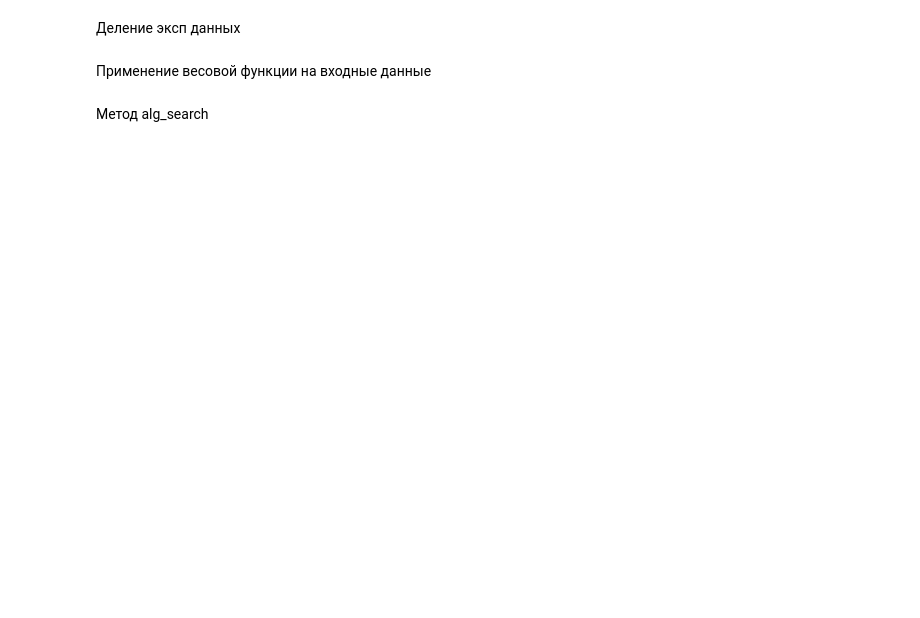
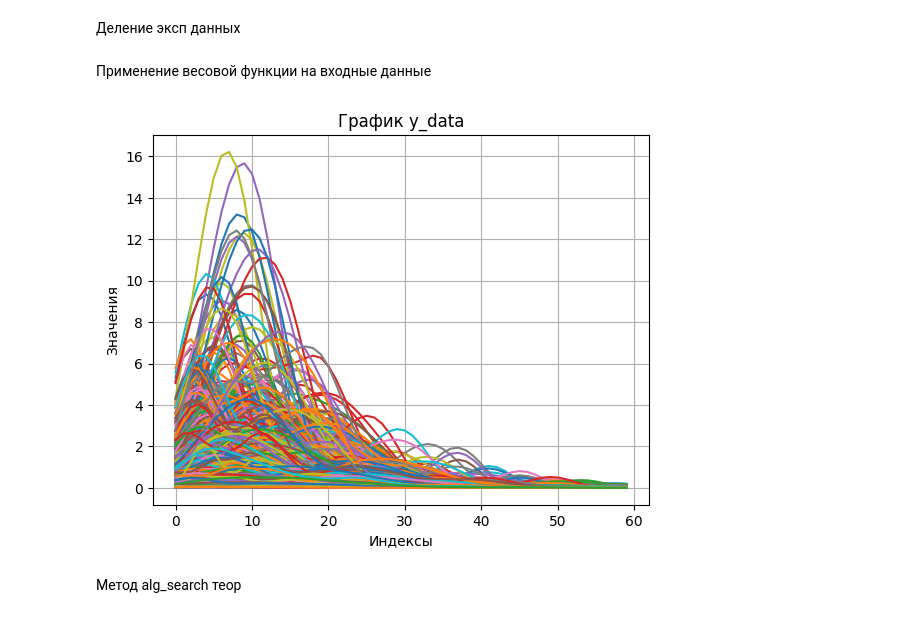
Before and after one commit to ka-50bs/InvBloodSolver, a Jupyter notebook: scripts/check_book.ipynb, the cells around one changed output. Cells and saved outputs as stored; diff of their text form; code cells hidden in the pictures; blank space fills up the shorter version.

```diff
--- a/scripts/check_book.ipynb
+++ b/scripts/check_book.ipynb
@@ -149,5 +153,19 @@ def weight_formula(θ):
 
 θ = np.array(df_ex.columns, dtype='double')
 weight = weight_formula(θ)
+# %%
+X_train_weighted = X_train_array * weight
+X_test_weighted = X_test_array * weight
+X_th_weighted = X_th_array * weight
+X_exp_weighted = X_exp_array * weight
+# %%
+plt.plot(X_test_weighted.T)
+plt.xlabel('Индексы')
+plt.ylabel('Значения')
+plt.title('График y_data')
+plt.grid(True)
+plt.show()
+# %% [output]
+[figure, added]
 # %% [markdown]
-Метод alg_search
+Метод alg_search теор
```
Also changed, not shown: parts of 31 cells of this notebook, 9 other files.
